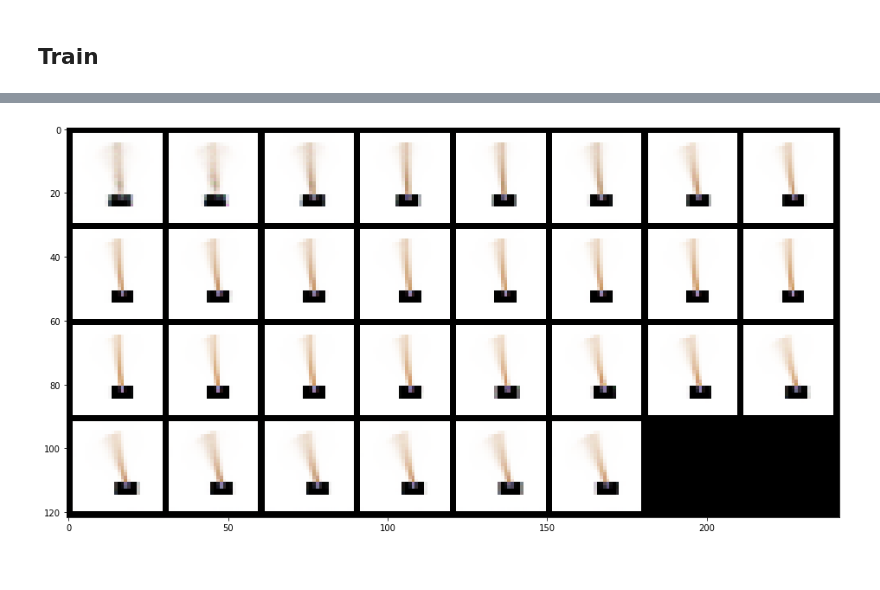
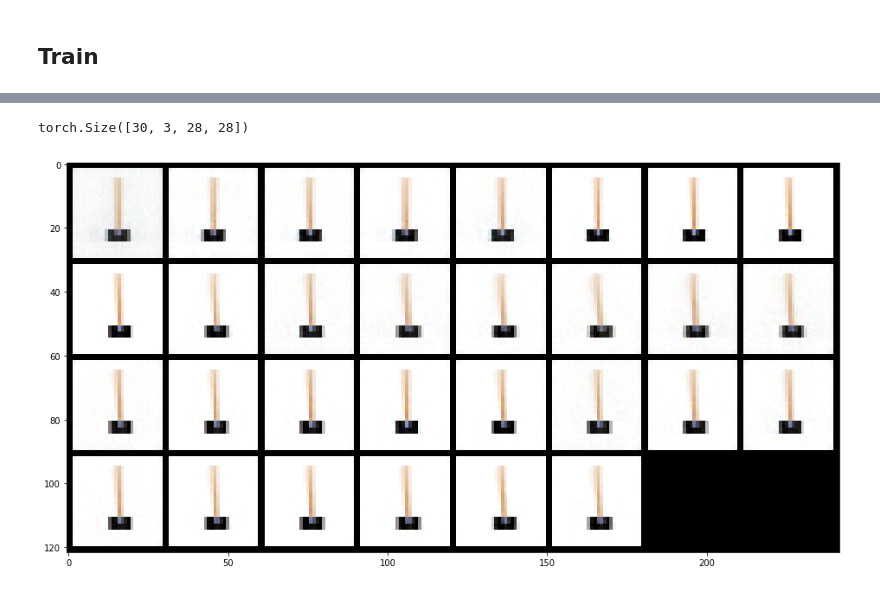
Before and after one commit to masa-su/pixyz, a Jupyter notebook: tutorial/English/04-DeepMarkovModel.ipynb, the cells around one changed output, grey strips where cells are left out. Saved outputs shown, nothing was run; the diff lists cells and outputs as text; code cells hidden in the pictures.

```diff
--- a/tutorial/English/04-DeepMarkovModel.ipynb
+++ b/tutorial/English/04-DeepMarkovModel.ipynb
@@ -121,7 +124,7 @@ class RNN(Deterministic):
 
 
 # Emission p(x_t | z_t)
-class Generator(Bernoulli):
+class Generator(Normal):
     """
     Given the latent z at time step t, return the vector of
     probabilities that parameterizes the bernlulli distribution p(x_t | z_t)
@@ -139,7 +142,7 @@ class Generator(Bernoulli):
         h = h.view(h.shape[0], 128, 7, 7) # 128*7*7
         h = F.relu(self.conv1(h))         # 64x14x14
         generated_x = self.conv2(h)                 # 3x28x28
-        return {"probs": torch.sigmoid(generated_x)}
+        return {"loc": generated_x, "scale": 1.0}
 
 
 class Inference(Normal):
@@ -293,6 +295,7 @@ Epoch: 12 Train loss: 4818.7775
 ... (89 outputs left out)
 # %%
-imshow(sample[0].cpu().detach())
+imshow(postprocess(sample[0].cpu().detach()))
 # %% [output]
+torch.Size([30, 3, 28, 28])
-[figure, old version]
+[figure, new version]
 # %%
```
Also changed, not shown: parts of 5 cells of this notebook, 4 other files.
